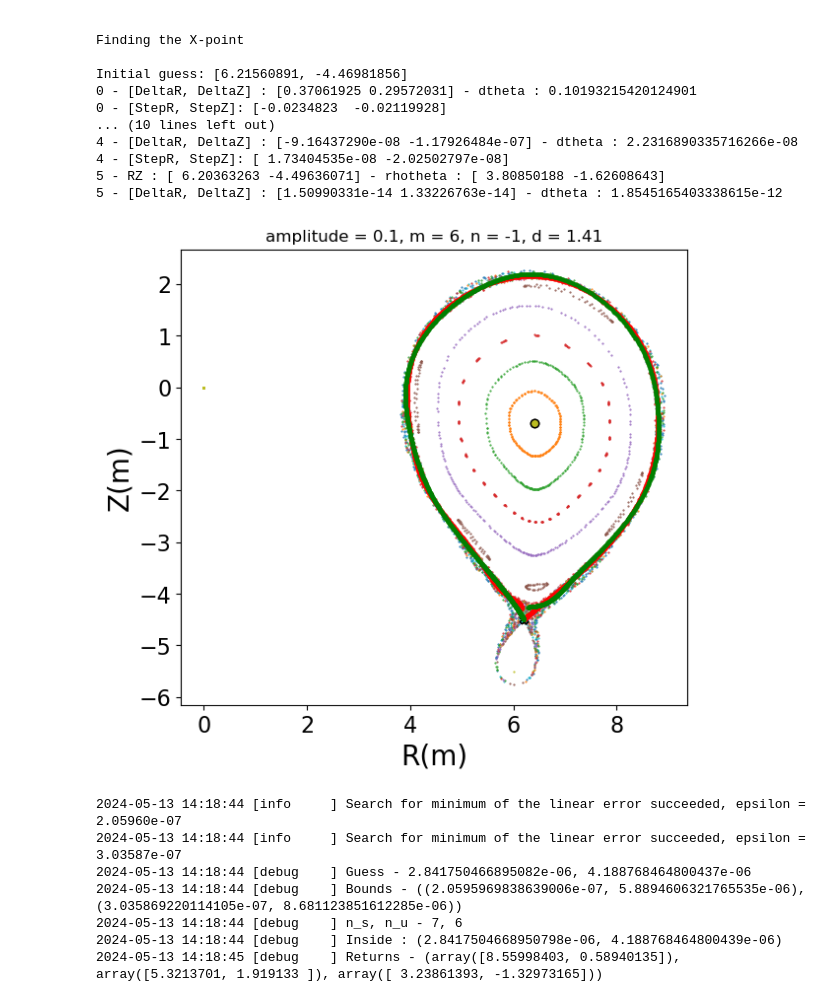
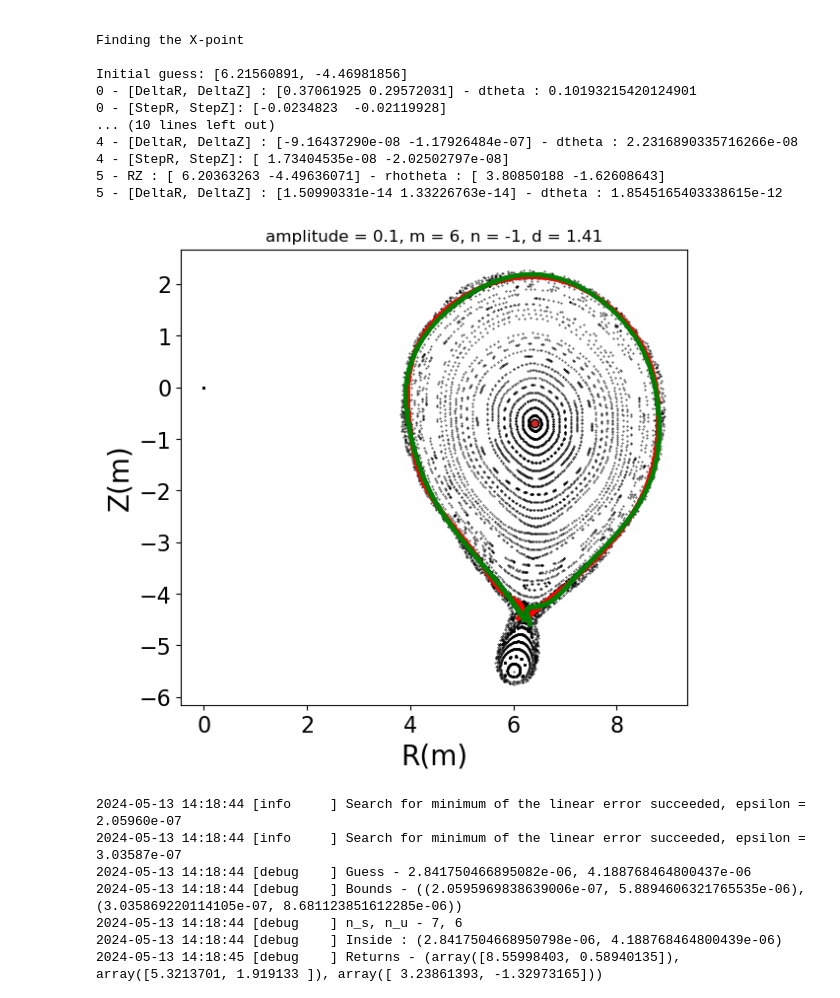
Before and after one commit to Akitzu/masterthesis, a Jupyter notebook: runs/toybox-tol-0605/perturbed-6-1/homoclinics.ipynb, the cells around one changed output. Saved outputs shown, nothing was run; the diff lists cells and outputs as text; code cells hidden in the pictures.

```diff
--- a/runs/toybox-tol-0605/perturbed-6-1/homoclinics.ipynb
+++ b/runs/toybox-tol-0605/perturbed-6-1/homoclinics.ipynb
@@ -76,10 +76,10 @@ Initial guess: [6.21560891, -4.46981856]
 5 - RZ : [ 6.20363263 -4.49636071] - rhotheta : [ 3.80850188 -1.62608643]
 5 - [DeltaR, DeltaZ] : [1.50990331e-14 1.33226763e-14] - dtheta : 1.8545165403338615e-12
 # %%
-fig = pickle.load(open("manifold_05131410.pkl", "rb"))
+fig = pickle.load(open("manifold_05131749.pkl", "rb"))
 ax = fig.gca()
 # %% [output]
-[figure, old version]
+[figure, new version]
 # %%
 eps_s_1, eps_u_1 = manifold.find_homoclinic()
 bounds_1 = manifold.find_bounds(eps_s_1, eps_u_1)
```
Also changed, not shown: parts of 8 cells of this notebook, 16 other files.
